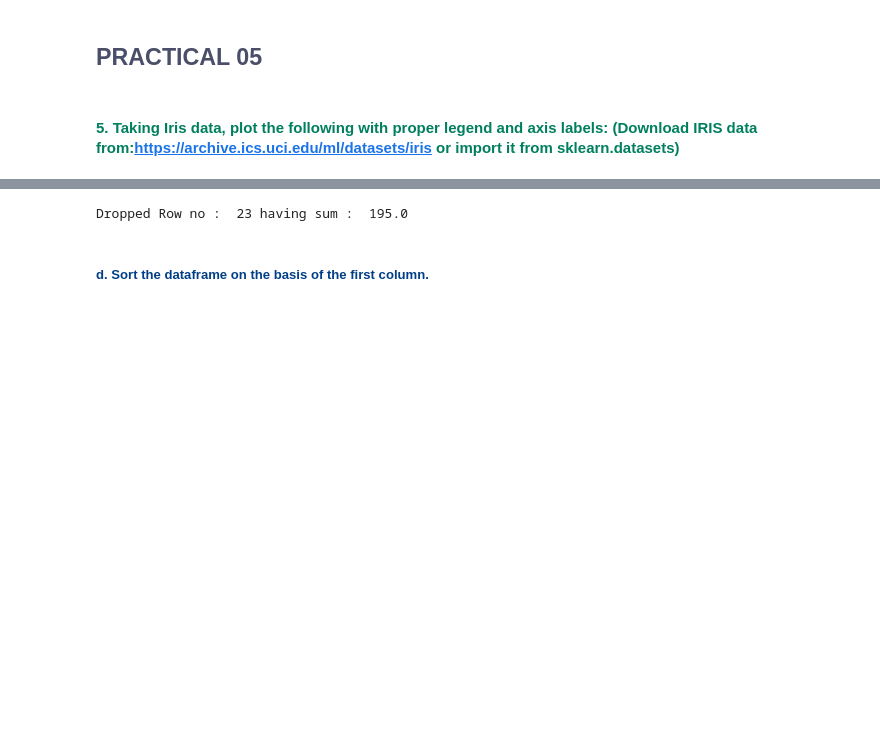
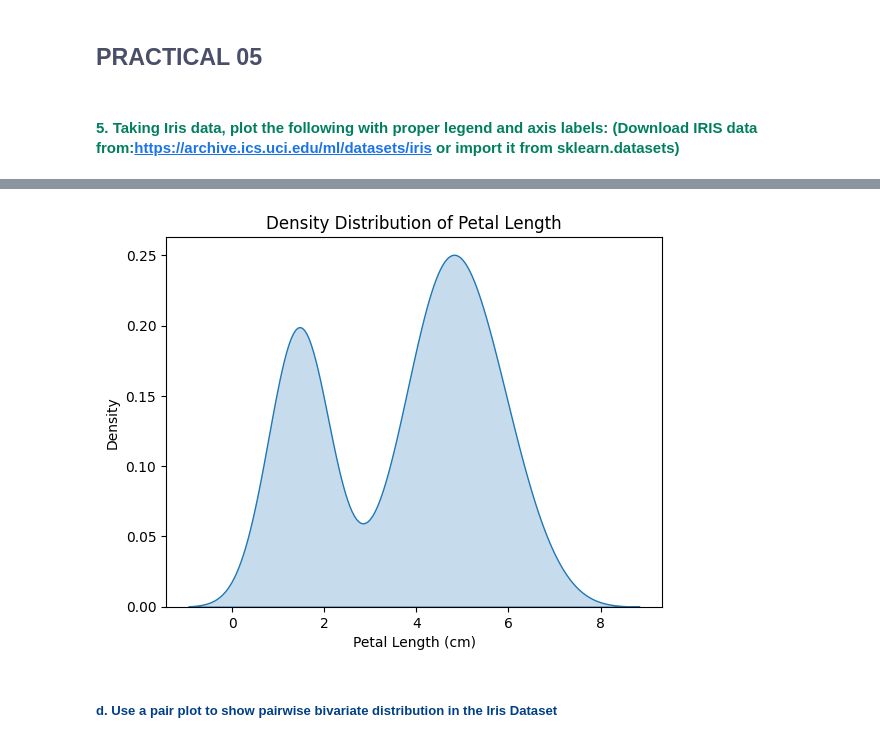
Before and after one commit to Rohit-2163/Dav, a Jupyter notebook: 5_Assingment.ipynb, the cells around one changed output, grey strips where cells are left out. Drawn from its saved outputs; the diff is of its cells as text; code cells hidden in the pictures; blank space fills up the shorter version.

```diff
--- a/5_Assingment.ipynb
+++ b/5_Assingment.ipynb
@@ -71,10 +74,12 @@ df
 # %%
-# Identify the row label having maximum of the sum of all values in a row and drop that row
-max_row_label = df.sum(axis=1).idxmax()
-print("Dropped Row no : ",max_row_label,"having sum : ",df.sum(axis=1).max())
-df = df.drop(max_row_label)
+#plotting density distribution
+sns.kdeplot(data=iris_df, x='petal length (cm)', fill=True)
+plt.xlabel('Petal Length (cm)')
+plt.ylabel('Density')
+plt.title('Density Distribution of Petal Length')
+plt.show()
 # %% [output]
-Dropped Row no :  23 having sum :  195.0
+[figure, added]
 # %% [markdown]
-##### <span style="color:#003f88">d. Sort the dataframe on the basis of the first column.</span>
+##### <span style="color:#003f88">d. Use a pair plot to show pairwise bivariate distribution in the Iris Dataset</span>
 # %%
```
Also changed, not shown: parts of 16 cells of this notebook.
